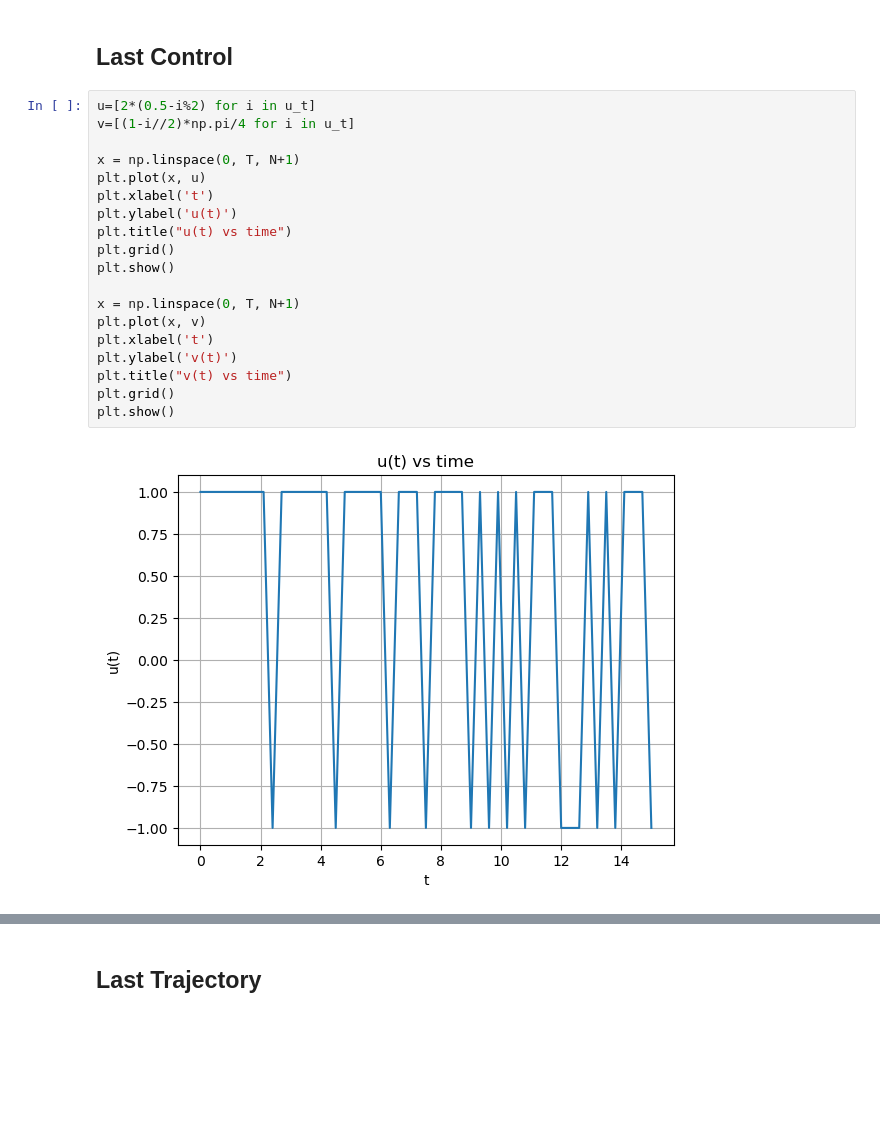
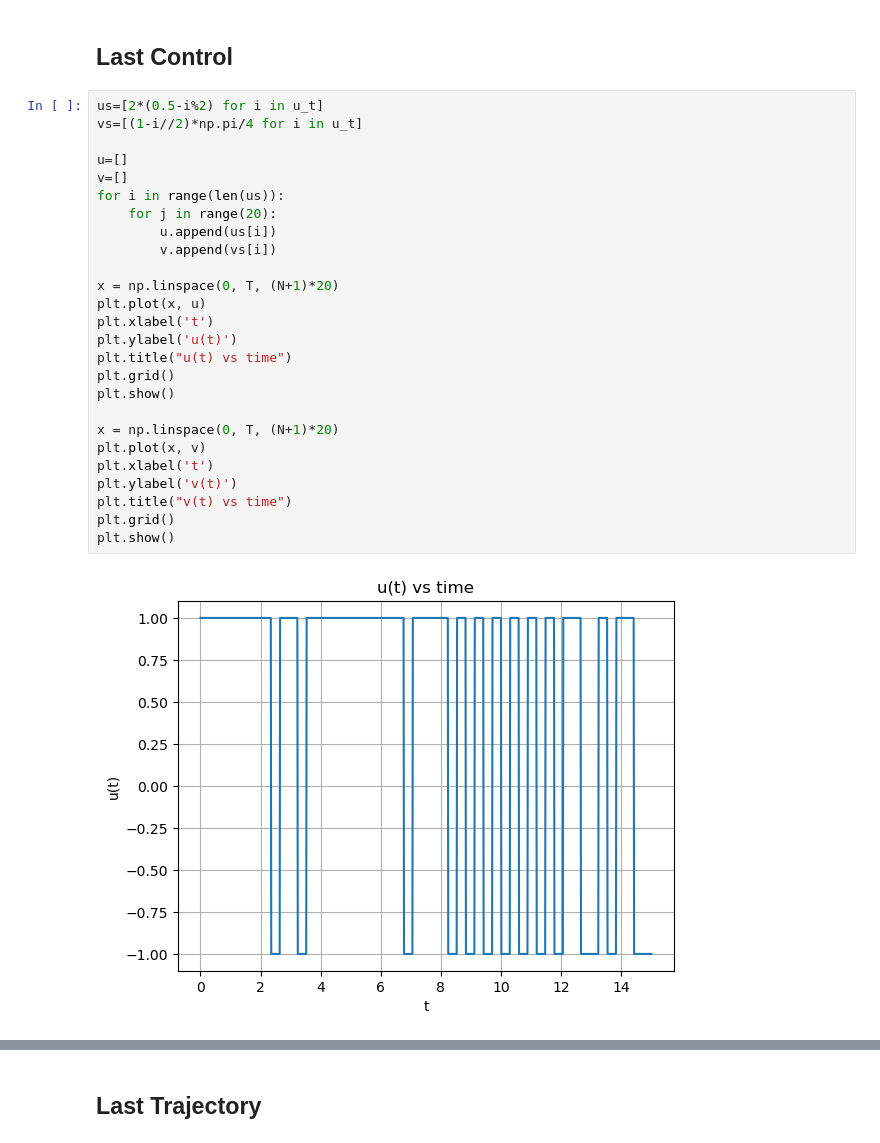
Before and after one commit to cwyueh23/Unicycle, a Jupyter notebook: Unicycle_one.ipynb, the cells around one changed output, grey strips where cells are left out. Saved outputs shown, nothing was run; the diff lists cells and outputs as text; blank space fills up the shorter version.

```diff
--- a/Unicycle_one.ipynb
+++ b/Unicycle_one.ipynb
@@ -330,23 +333,30 @@ observation = [ 1.80237204 -2.11011539 -1.64933614  0.          0.        ]
 # %% [markdown]
 ## Last Control
 # %%
-u=[2*(0.5-i%2) for i in u_t]
-v=[(1-i//2)*np.pi/4 for i in u_t]
+us=[2*(0.5-i%2) for i in u_t]
+vs=[(1-i//2)*np.pi/4 for i in u_t]
 
-x = np.linspace(0, T, N+1)
+u=[]
+v=[]
+for i in range(len(us)):
+    for j in range(20):
+        u.append(us[i])
+        v.append(vs[i])
+
+x = np.linspace(0, T, (N+1)*20)
 plt.plot(x, u)
 plt.xlabel('t')
 plt.ylabel('u(t)')
 plt.title("u(t) vs time")
 plt.grid()
 plt.show()
 
-x = np.linspace(0, T, N+1)
+x = np.linspace(0, T, (N+1)*20)
 plt.plot(x, v)
 plt.xlabel('t')
 plt.ylabel('v(t)')
 plt.title("v(t) vs time")
 plt.grid()
 plt.show()
 # %% [output]
-[figure, old version]
+[figure, new version]
```
Also changed, not shown: parts of 10 cells of this notebook, 5 other files.
